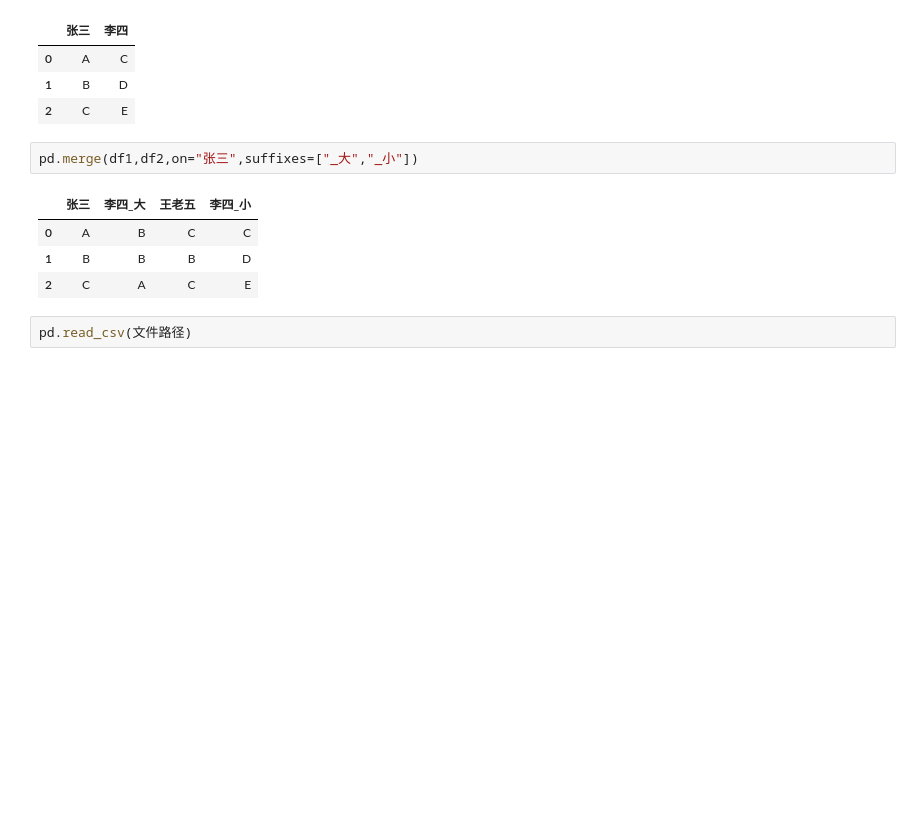
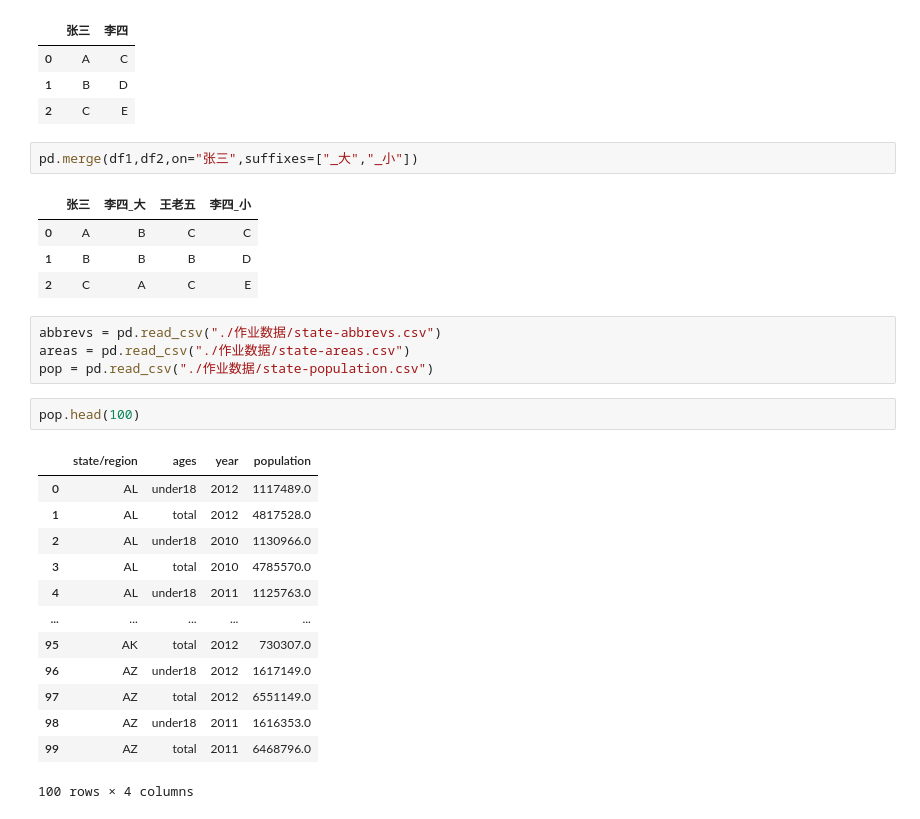
Before and after one commit to IrvingWood/pink, a Jupyter notebook: pandas_combine.ipynb, the cells around one changed output. Saved outputs shown, nothing was run; the diff lists cells and outputs as text; blank space fills up the shorter version.

```diff
--- a/pandas_combine.ipynb
+++ b/pandas_combine.ipynb
@@ -624,4 +624,22 @@ pd.merge(df1,df2,on="张三",suffixes=["_大","_小"])
 | 1 | B | B | B | D |
 | 2 | C | A | C | E |
 # %%
-pd.read_csv(文件路径)
+abbrevs = pd.read_csv("./作业数据/state-abbrevs.csv")
+areas = pd.read_csv("./作业数据/state-areas.csv")
+pop = pd.read_csv("./作业数据/state-population.csv")
+# %%
+pop.head(100)
+# %% [output]
+|  | state/region | ages | year | population |
+| 0 | AL | under18 | 2012 | 1117489.0 |
+| 1 | AL | total | 2012 | 4817528.0 |
+| 2 | AL | under18 | 2010 | 1130966.0 |
+| 3 | AL | total | 2010 | 4785570.0 |
+| 4 | AL | under18 | 2011 | 1125763.0 |
+| ... | ... | ... | ... | ... |
+| 95 | AK | total | 2012 | 730307.0 |
+| 96 | AZ | under18 | 2012 | 1617149.0 |
+| 97 | AZ | total | 2012 | 6551149.0 |
+| 98 | AZ | under18 | 2011 | 1616353.0 |
+| 99 | AZ | total | 2011 | 6468796.0 |
+100 rows × 4 columns
```
Also changed, not shown: parts of 3 cells of this notebook.
